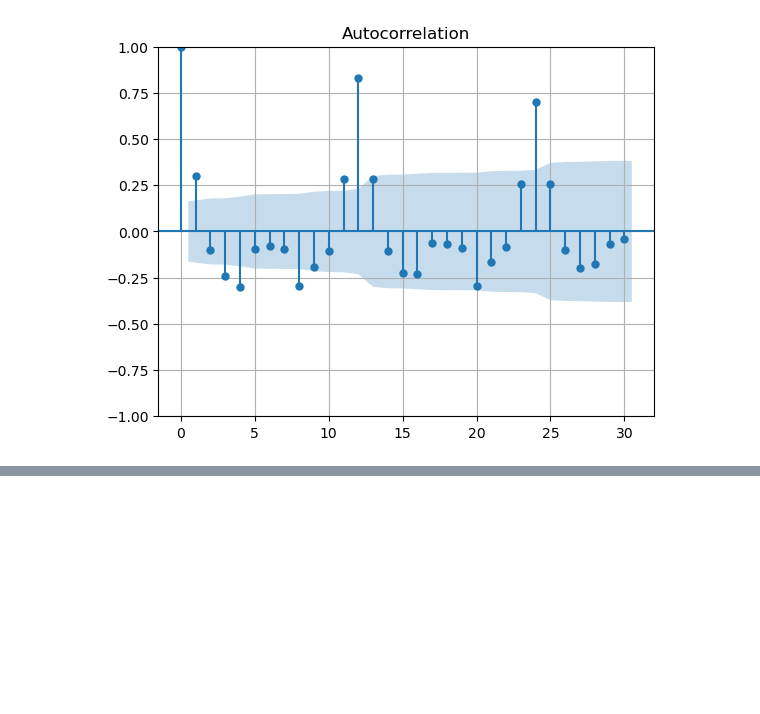
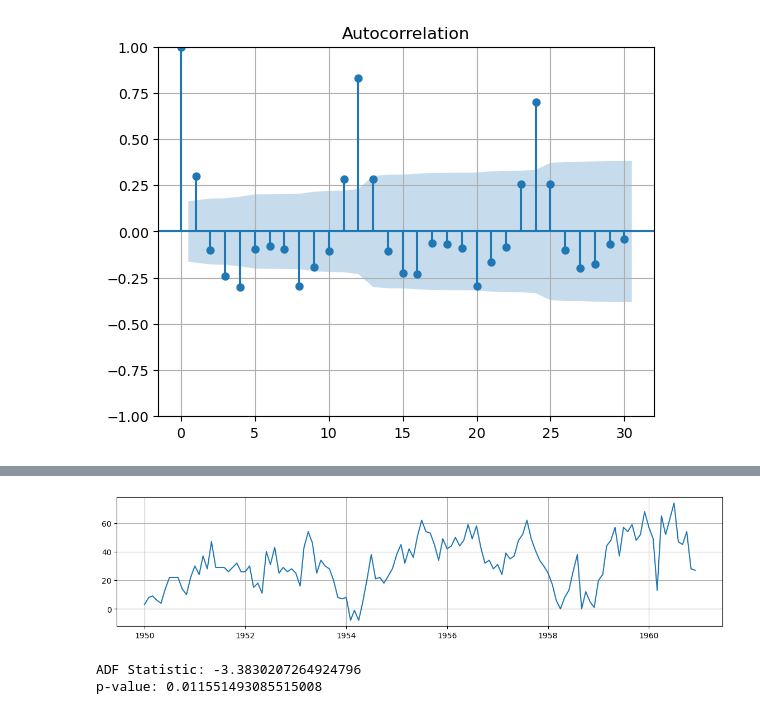
Before and after one commit to tejasonawane01-dev/first-repo, a Jupyter notebook: SC/Time Series Analysis/Practical 1/practical 1.ipynb, the cells around one changed output, grey strips where cells are left out. Saved outputs shown, nothing was run; the diff lists cells and outputs as text; code cells hidden in the pictures; blank space fills up the shorter version.

```diff
--- a/SC/Time Series Analysis/Practical 1/practical 1.ipynb
+++ b/SC/Time Series Analysis/Practical 1/practical 1.ipynb
@@ -318,0 +330,17 @@ plt.show()
+# %%
+sdiff = time_series_data['#Passengers'].diff(12).dropna()
+plt.figure(figsize=(14,3))
+plt.grid()
+plt.plot(sdiff)
+
+plt.show()
+
+from statsmodels.tsa.stattools import adfuller
+result = adfuller(sdiff)
+
+print("ADF Statistic:", result[0])
+print("p-value:", result[1])
+# %% [output]
+[figure, added]
+ADF Statistic: -3.3830207264924796
+p-value: 0.011551493085515008
```
Also changed, not shown: parts of 1 cell of this notebook, 3 other files.
